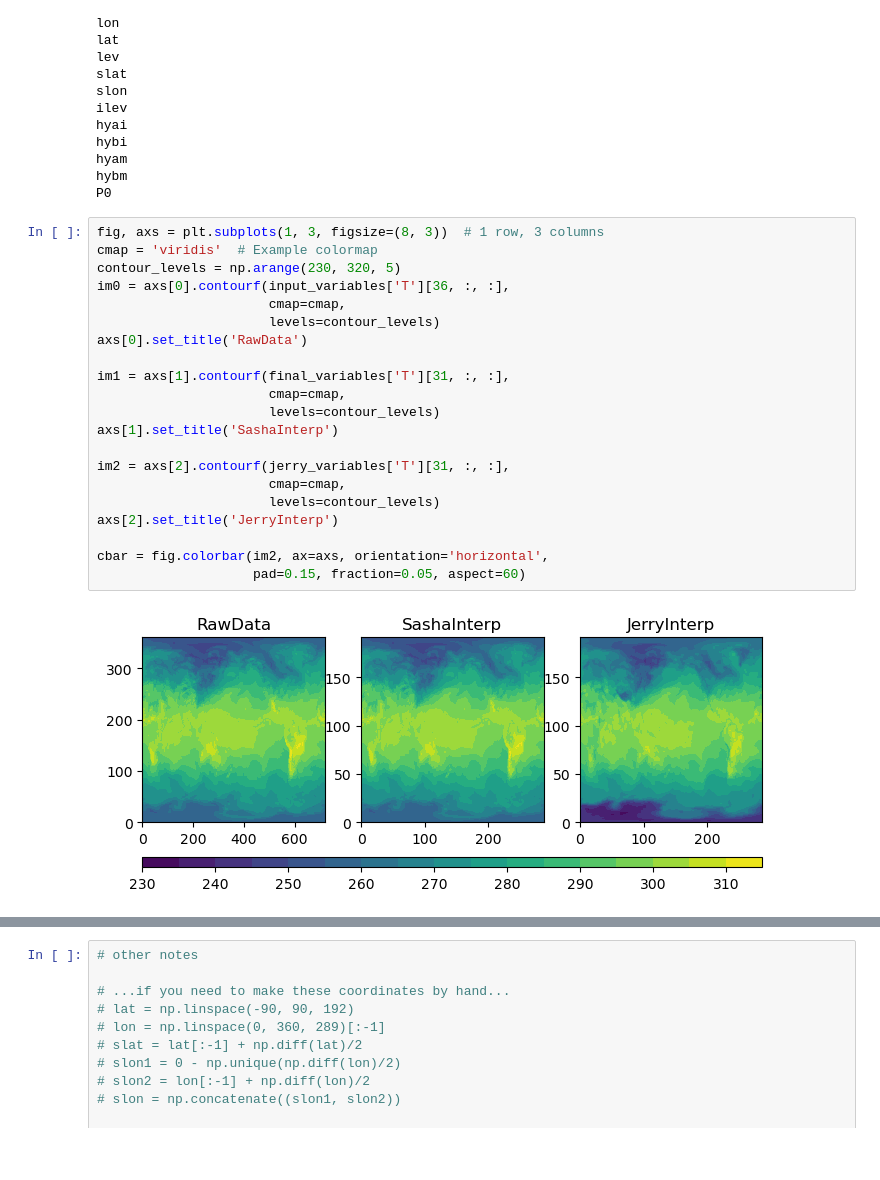
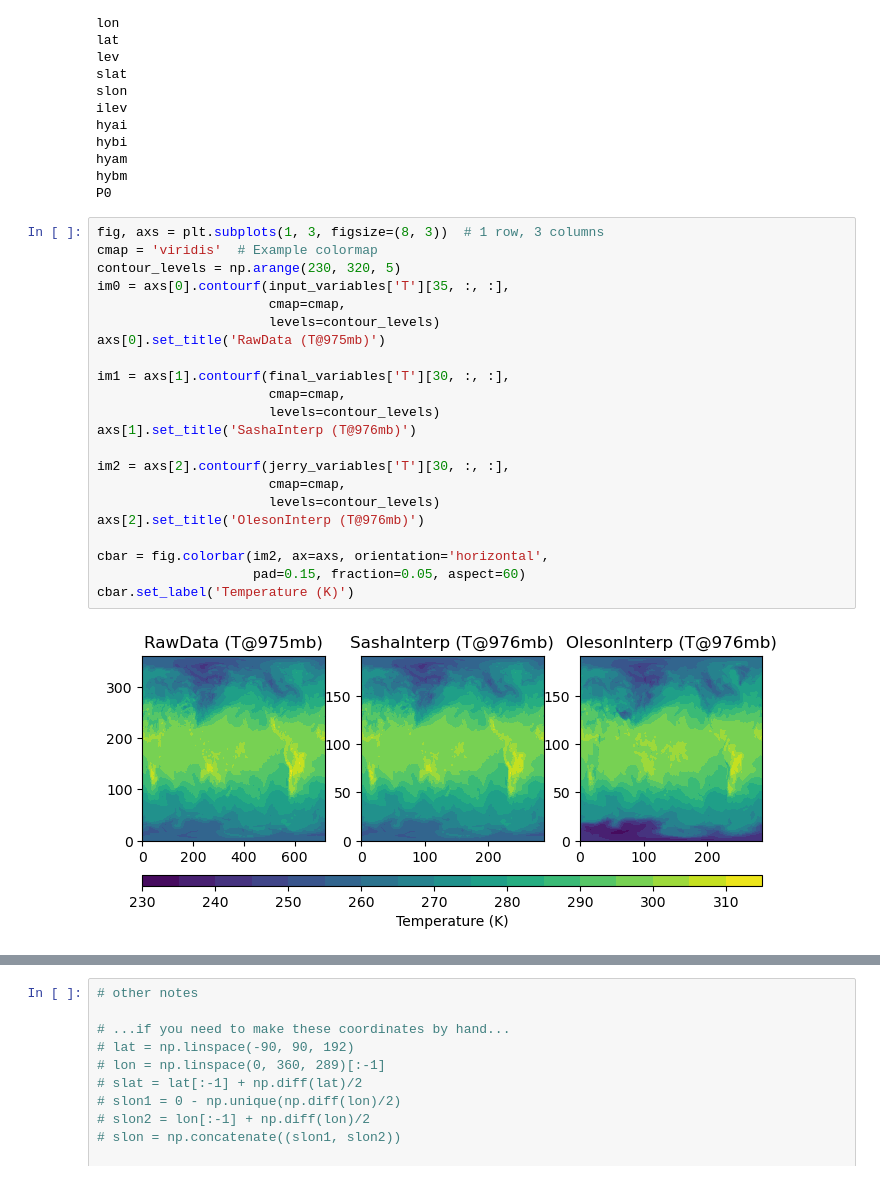
Before and after one commit to sglanvil/makingICs, a Jupyter notebook: grid_NCEP.ipynb, the cells around one changed output, grey strips where cells are left out. Cells and saved outputs as stored; diff of their text form; blank space fills up the shorter version.

```diff
--- a/grid_NCEP.ipynb
+++ b/grid_NCEP.ipynb
@@ -169,23 +167,24 @@ P0
 # %%
 fig, axs = plt.subplots(1, 3, figsize=(8, 3))  # 1 row, 3 columns
 cmap = 'viridis'  # Example colormap
 contour_levels = np.arange(230, 320, 5)
-im0 = axs[0].contourf(input_variables['T'][36, :, :],
+im0 = axs[0].contourf(input_variables['T'][35, :, :],
                       cmap=cmap,
                       levels=contour_levels)
-axs[0].set_title('RawData')
+axs[0].set_title('RawData (T@975mb)')
 
-im1 = axs[1].contourf(final_variables['T'][31, :, :],
+im1 = axs[1].contourf(final_variables['T'][30, :, :],
                       cmap=cmap,
                       levels=contour_levels)
-axs[1].set_title('SashaInterp')
+axs[1].set_title('SashaInterp (T@976mb)')
 
-im2 = axs[2].contourf(jerry_variables['T'][31, :, :],
+im2 = axs[2].contourf(jerry_variables['T'][30, :, :],
                       cmap=cmap,
                       levels=contour_levels)
-axs[2].set_title('JerryInterp')
+axs[2].set_title('OlesonInterp (T@976mb)')
 
 cbar = fig.colorbar(im2, ax=axs, orientation='horizontal',
                     pad=0.15, fraction=0.05, aspect=60)
+cbar.set_label('Temperature (K)')
 # %% [output]
-[figure, old version]
+[figure, new version]
```
Also changed, not shown: parts of 4 cells of this notebook.
